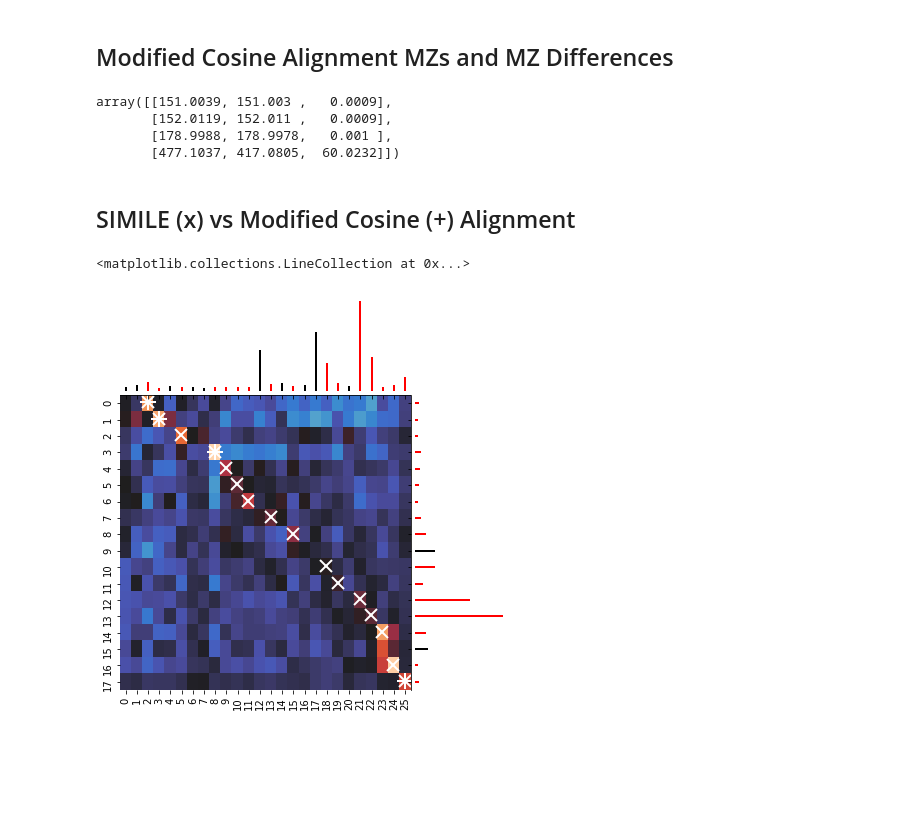
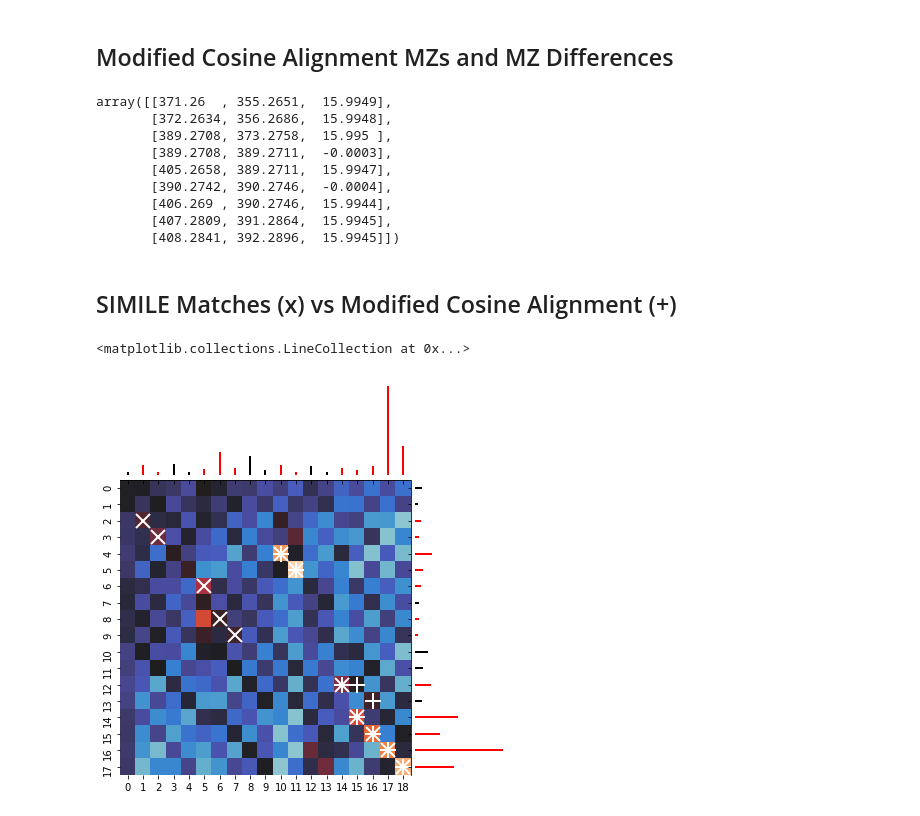
Before and after one commit to biorack/simile, a Jupyter notebook: simile-example.ipynb, the cells around one changed output. Drawn from its saved outputs; the diff is of its cells as text; code cells hidden in the pictures; blank space fills up the shorter version.

```diff
--- a/simile-example.ipynb
+++ b/simile-example.ipynb
@@ -17,11 +19,14 @@ from rdkit.Chem import MolFromSmiles, rdFMCS
 # %% [markdown]
 ## Load Data
 # %%
-df = pd.read_json('./example_data/fig5a.json')
+df = pd.read_json('./example_data/fig5b.json')
 
 mzi1 = np.array(df.iloc[0].spectrum)
 mzi2 = np.array(df.iloc[1].spectrum)
 
 pmz1 = df.iloc[0].precursor_mz
 pmz2 = df.iloc[1].precursor_mz
+
+mol1 = MolFromSmiles(df.iloc[0].smiles)
+mol2 = MolFromSmiles(df.iloc[1].smiles)
 # %%
@@ -48,11 +51,14 @@ jaccard_similarity
 # %% [markdown]
 ## SIMILE Substitution Matrix, Alignment Score, and Alignment P-value
 # %%
-S = sml.substitution_matrix(mzi1[0], mzi2[0], tolerance=.01)
+S = sml.similarity_matrix(mzi1[0], mzi2[0], pmz1, pmz2, tolerance=.01)
 
-simile_score,simile_alignment = sml.pairwise_align(S[:mzi1.shape[1],mzi1.shape[1]:])
-simile_pval = sml.alignment_test(S, mzi1[0], mzi2[0])
+simile_score,simile_matches = sml.pairwise_match(S[:mzi1.shape[1],mzi1.shape[1]:])
 
-print('Score: {}, P-value: {}'.format(simile_score, simile_pval))
+simile_matches = sml.sort_matches(S[:mzi1.shape[1],mzi1.shape[1]:], simile_matches)
+
+simile_pval = sml.significance_test(S, mzi1[0], mzi2[0], pmz1, pmz2, kind='match')
+
+print('Score: {}, P-value: {}, # Matching Ions {}'.format(simile_score, simile_pval, simile_matches.shape[0]))
 sns.heatmap(S[:mzi1.shape[1],mzi1.shape[1]:],center=0,linewidths=0.0, rasterized=True)
 # %% [output]
@@ -96,44 +98,49 @@ np.array([mzi1[0,modcos_alignment.T[1]],
           mzi1[0,modcos_alignment.T[1]]-
           mzi2[0,modcos_alignment.T[0]]]).T
 # %% [output]
-array([[151.0039, 151.003 ,   0.0009],
-       [152.0119, 152.011 ,   0.0009],
-       [178.9988, 178.9978,   0.001 ],
-       [477.1037, 417.0805,  60.0232]])
+array([[371.26  , 355.2651,  15.9949],
+       [372.2634, 356.2686,  15.9948],
+       [389.2708, 373.2758,  15.995 ],
+       [389.2708, 389.2711,  -0.0003],
+       [405.2658, 389.2711,  15.9947],
+       [390.2742, 390.2746,  -0.0004],
+       [406.269 , 390.2746,  15.9944],
+       [407.2809, 391.2864,  15.9945],
+       [408.2841, 392.2896,  15.9945]])
 # %% [markdown]
-## SIMILE (x) vs Modified Cosine (+) Alignment
+## SIMILE Matches (x) vs Modified Cosine Alignment (+)
 # %%
 def pairgrid_heatmap(mzs,intensities,S,n,ax, **kws):
     sns.heatmap(S[:n,n:],center=0,ax=ax, cbar=False,linewidths=0.0, rasterized=True)
 
-    ax.plot(*modcos_alignment[::-1].T+.45,'w+',markersize=100/len(mzs)**.5,alpha=1,markeredgewidth=2)
-    ax.plot(*simile_alignment[::-1].T+.45,'wx',markersize=80/len(mzs)**.5,alpha=1,markeredgewidth=2)
+    ax.plot(*modcos_alignment[::-1].T+.5,'w+',markersize=100/len(mzs)**.5,alpha=1,markeredgewidth=2)
+    ax.plot(*simile_matches[::-1].T+.5,'wx',markersize=80/len(mzs)**.5,alpha=1,markeredgewidth=2)
 
 
 mzs,intensities=np.concatenate([mzi1,mzi2],axis=1)
 intensities = intensities**.5
 n = len(mzi1[0])
 
 p = sns.JointGrid(mzs,intensities,ratio=3,space=0)
 p.plot_joint(pairgrid_heatmap, S=S, n=n, ax=p.ax_joint, cax=p.ax_marg_y, fig=p.fig)
 
 p.ax_marg_x.vlines(np.arange(len(intensities)-n)+.5,
                    np.zeros_like(intensities[n:]),
                    intensities[n:],linewidth=2,
                    color='black')
-p.ax_marg_x.vlines(simile_alignment[::-1].T[0]+.5,
-                   np.zeros_like(intensities[n:][simile_alignment[::-1].T[0]]),
-                   intensities[n:][simile_alignment[::-1].T[0]],linewidth=2,
+p.ax_marg_x.vlines(simile_matches[::-1].T[0]+.5,
+                   np.zeros_like(intensities[n:][simile_matches[::-1].T[0]]),
+                   intensities[n:][simile_matches[::-1].T[0]],linewidth=2,
                    color='r')
 
 p.ax_marg_y.hlines(np.arange(n)+.5,
                    np.zeros_like(intensities[:n]),
                    intensities[:n],linewidth=2,
                    color='black')
-p.ax_marg_y.hlines(simile_alignment[::-1].T[1]+.5,
-                   np.zeros_like(intensities[:n][simile_alignment[::-1].T[1]]),
-                   intensities[:n][simile_alignment[::-1].T[1]],linewidth=2,
+p.ax_marg_y.hlines(simile_matches[::-1].T[1]+.5,
+                   np.zeros_like(intensities[:n][simile_matches[::-1].T[1]]),
+                   intensities[:n][simile_matches[::-1].T[1]],linewidth=2,
                    color='r')
 # %% [output]
 <matplotlib.collections.LineCollection at 0x...>
-[figure, old version]
+[figure, new version]
```
Also changed, not shown: parts of 7 cells of this notebook, 2 other files.
